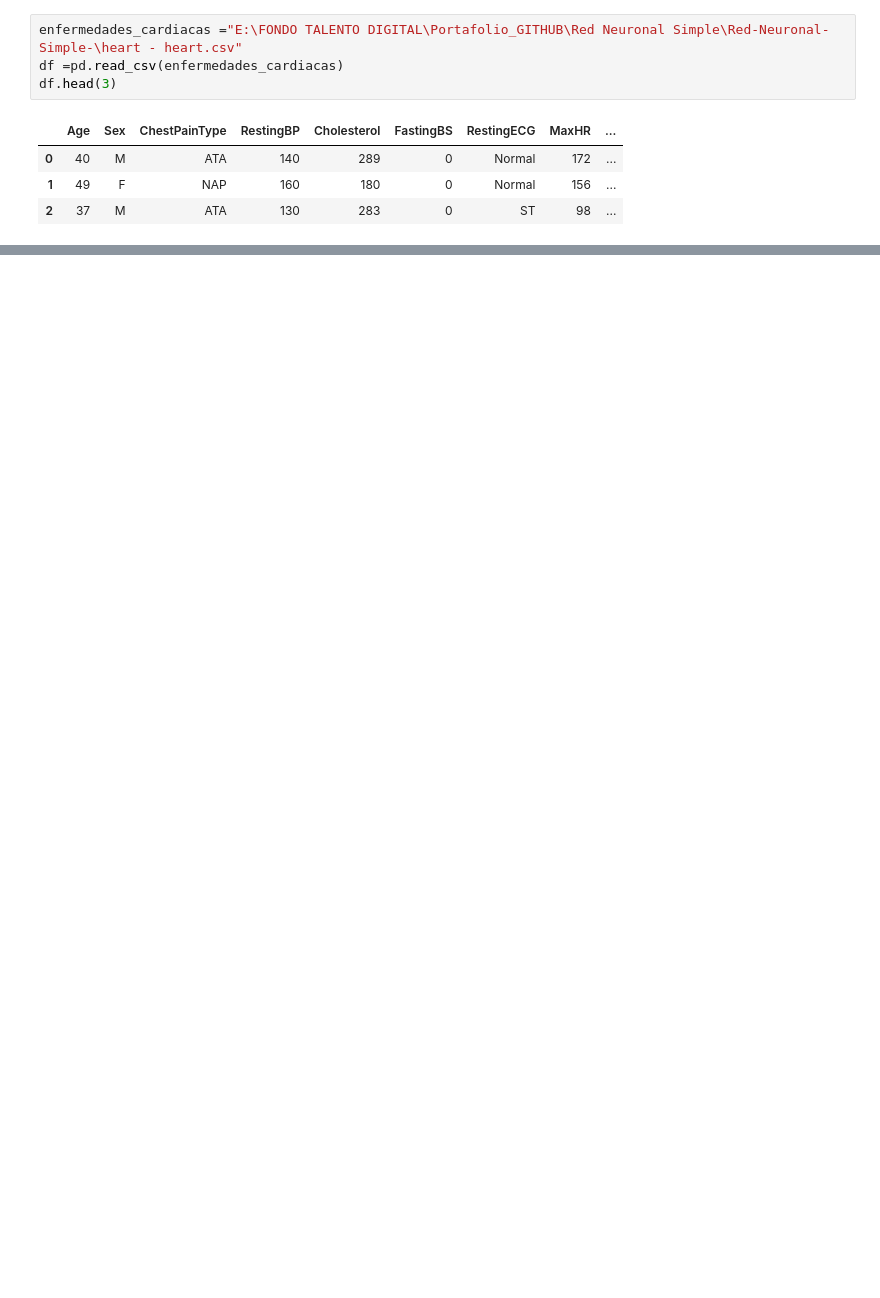
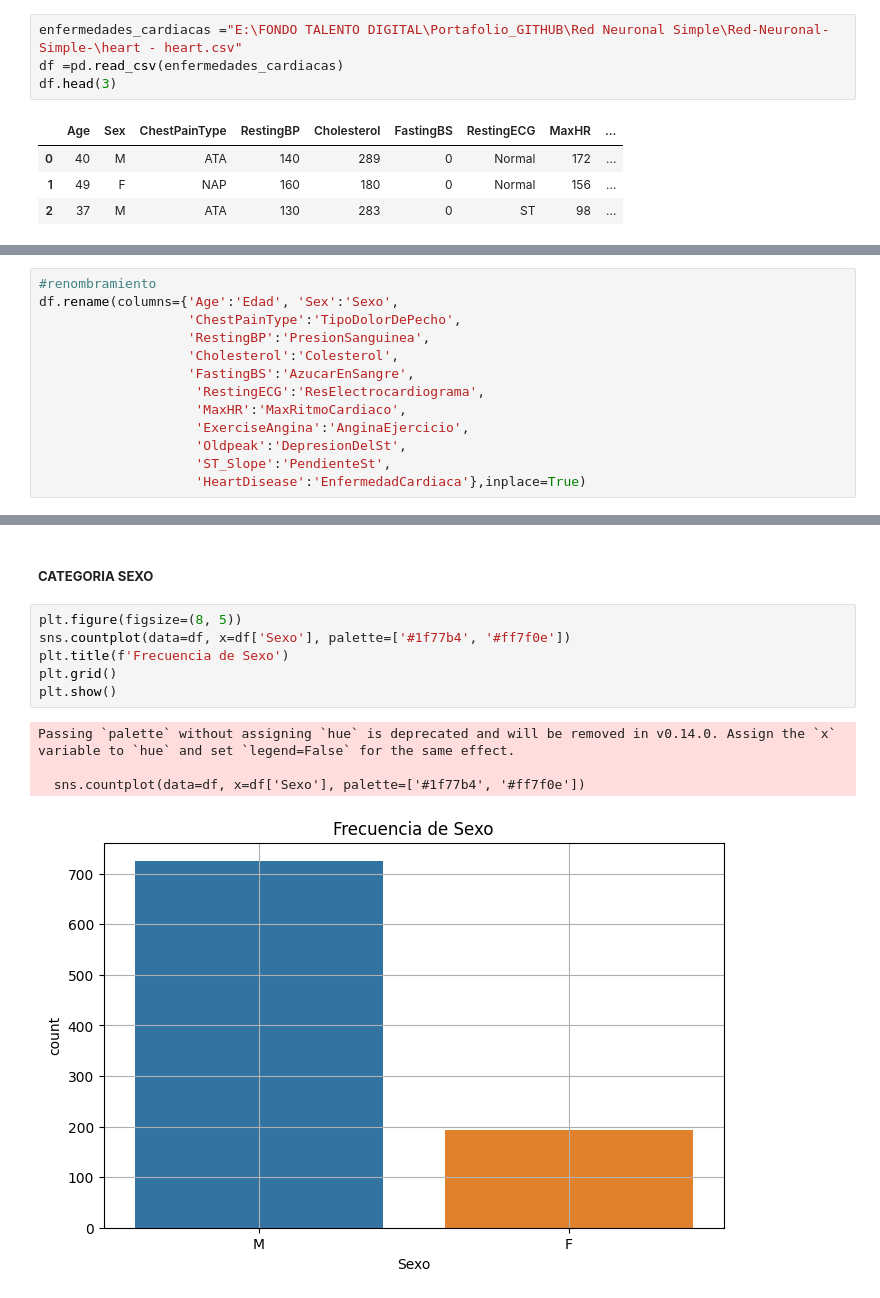
Before and after one commit to alexdaniel-23/Red-Neuronal-Simple-, a Jupyter notebook: enfermedad_cardiaca.ipynb, the cells around one changed output, grey strips where cells are left out. Cells and saved outputs as stored; diff of their text form; blank space fills up the shorter version.

Commit message:
1era parte exploracion inicial variables categoricas

```diff
--- a/enfermedad_cardiaca.ipynb
+++ b/enfermedad_cardiaca.ipynb
@@ -14,0 +107,13 @@ df.head(3)
+# %%
+#renombramiento
+df.rename(columns={'Age':'Edad', 'Sex':'Sexo',
+                   'ChestPainType':'TipoDolorDePecho',
+                   'RestingBP':'PresionSanguinea',
+                   'Cholesterol':'Colesterol',
+                   'FastingBS':'AzucarEnSangre',
+                    'RestingECG':'ResElectrocardiograma',
+                    'MaxHR':'MaxRitmoCardiaco',
+                    'ExerciseAngina':'AnginaEjercicio',
+                    'Oldpeak':'DepresionDelSt',
+                    'ST_Slope':'PendienteSt',
+                    'HeartDisease':'EnfermedadCardiaca'},inplace=True)
@@ -14,0 +182,13 @@ df.head(3)
+# %% [markdown]
+##### **CATEGORIA SEXO**
+# %%
+plt.figure(figsize=(8, 5))
+sns.countplot(data=df, x=df['Sexo'], palette=['#1f77b4', '#ff7f0e'])
+plt.title(f'Frecuencia de Sexo')
+plt.grid()
+plt.show()
+# %% [output]
+Passing `palette` without assigning `hue` is deprecated and will be removed in v0.14.0. Assign the `x` variable to `hue` and set `legend=False` for the same effect.
+
+  sns.countplot(data=df, x=df['Sexo'], palette=['#1f77b4', '#ff7f0e'])
+[figure, added]
```
Also changed, not shown: parts of 23 cells of this notebook.
